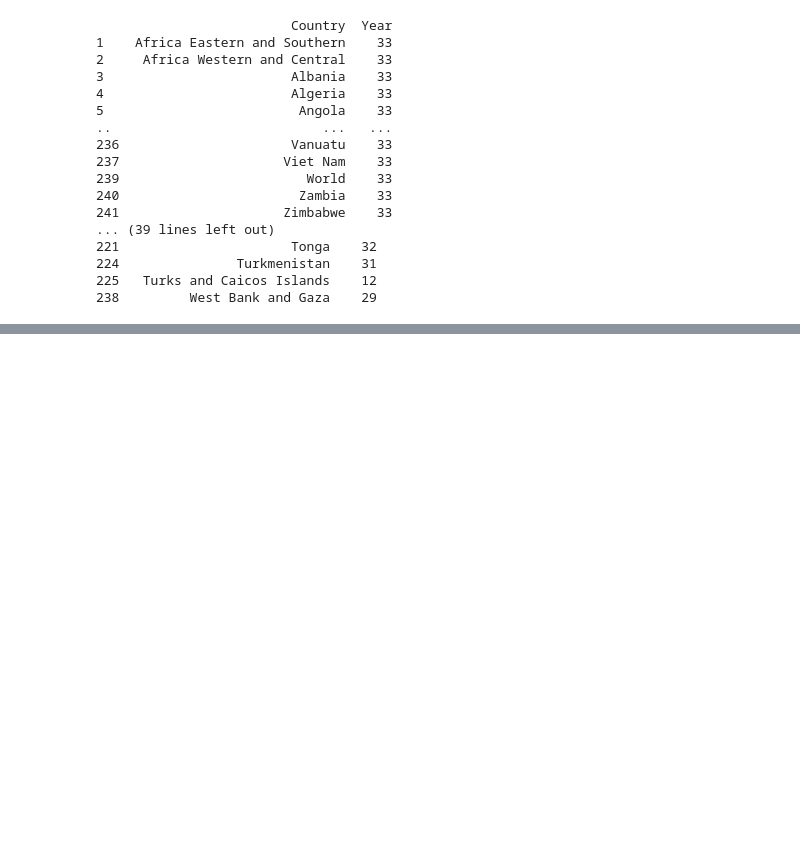
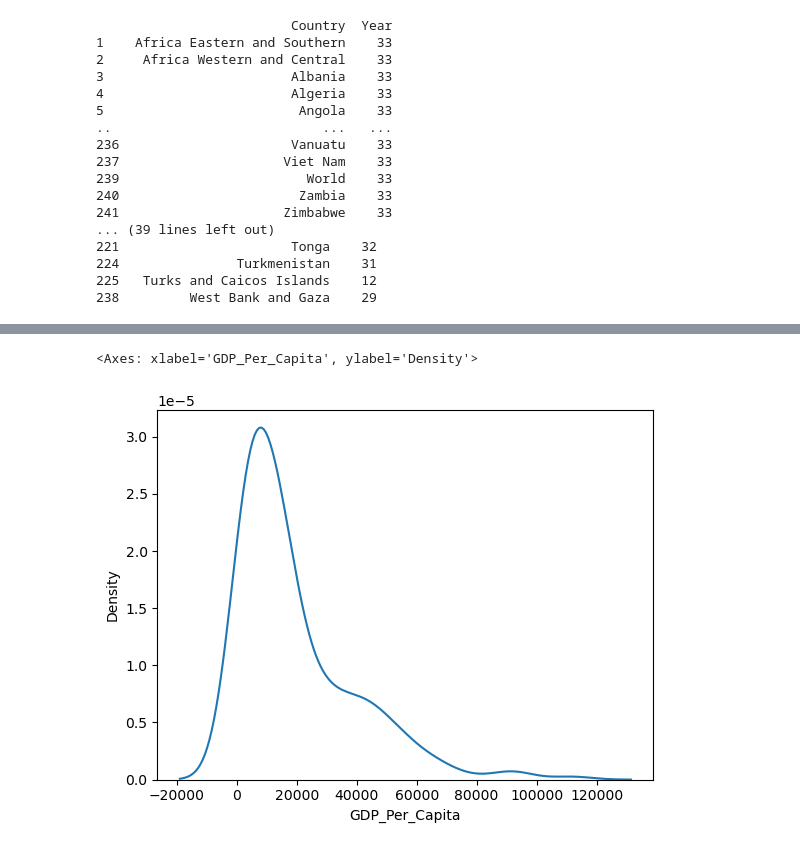
Before and after one commit to NSS-Data-Analytics-Cohort-10/gdp-and-internet-usage-jchabinec, a Jupyter notebook: notebooks/gdp_and_internet_usage.ipynb, the cells around one changed output, grey strips where cells are left out. Saved outputs shown, nothing was run; the diff lists cells and outputs as text; code cells hidden in the pictures; blank space fills up the shorter version.

```diff
--- a/notebooks/gdp_and_internet_usage.ipynb
+++ b/notebooks/gdp_and_internet_usage.ipynb
@@ -76,0 +85,6 @@ In this question, you're going to create some plots to show the distribution of
+# %%
+#densityplot
+sns.kdeplot(gdp_2020['GDP_Per_Capita'])
+# %% [output]
+<Axes: xlabel='GDP_Per_Capita', ylabel='Density'>
+[figure, added]
```
Also changed, not shown: parts of 7 cells of this notebook.
